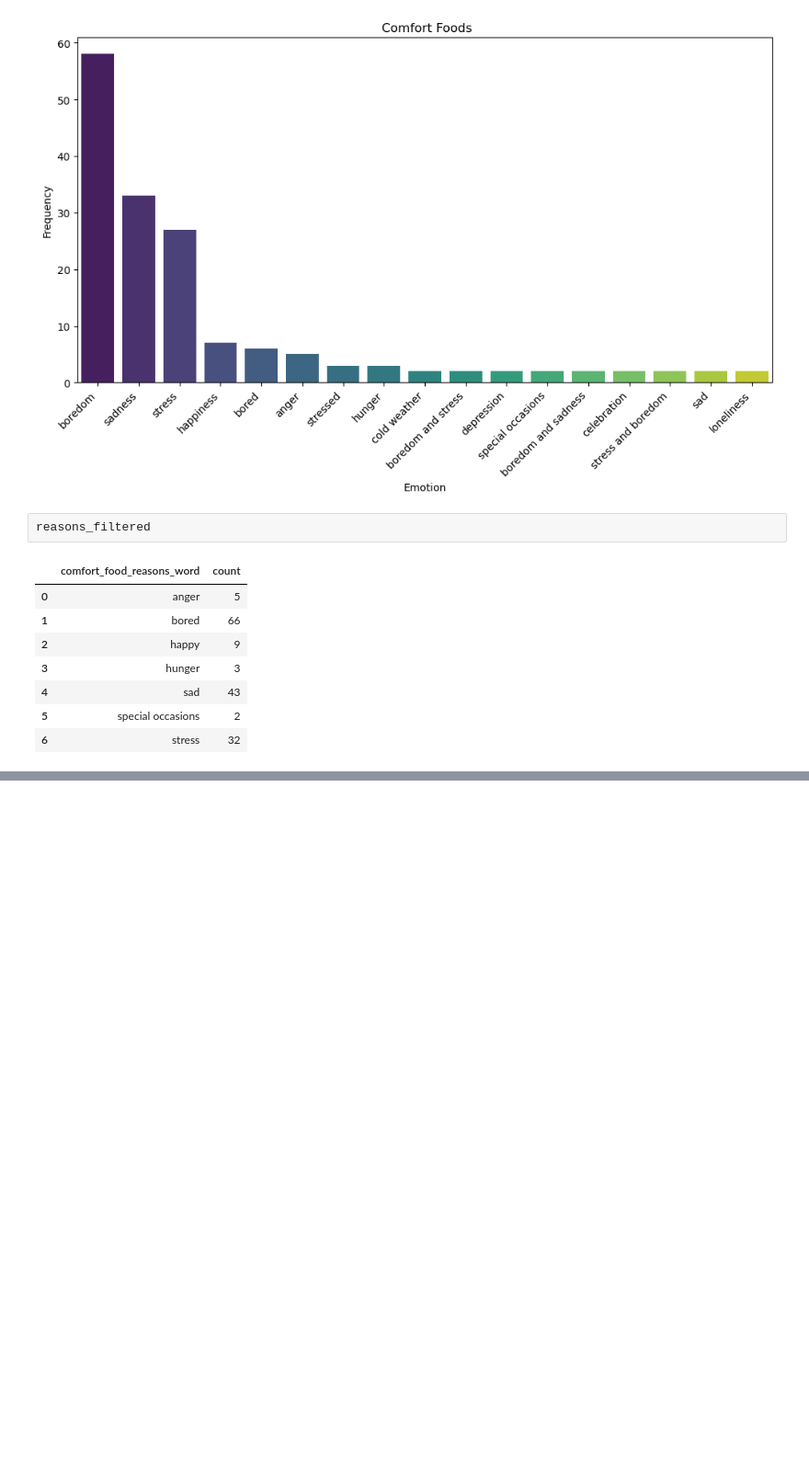
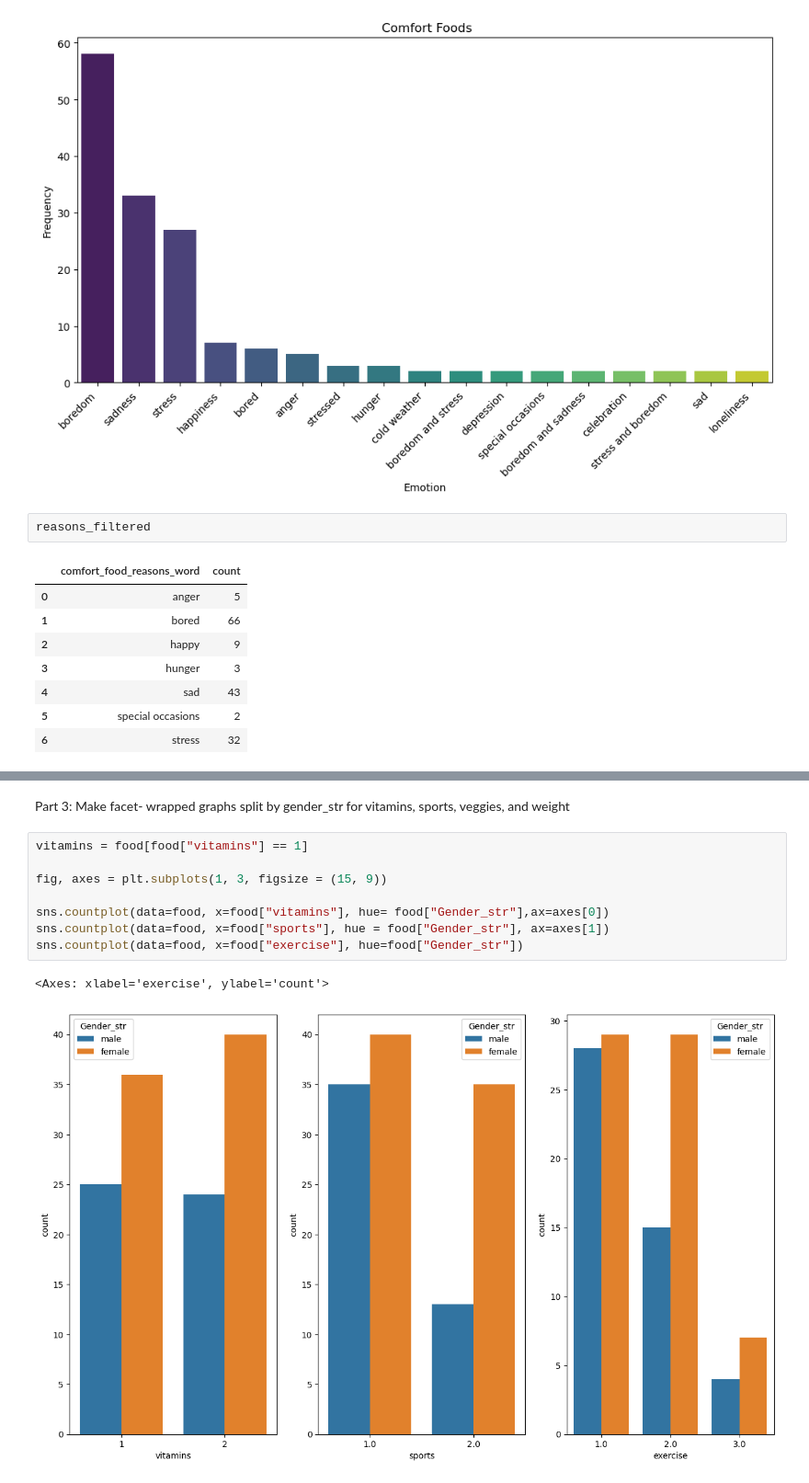
Before and after one commit to MattBlack9/stat386_project, a Jupyter notebook: jensen_code.ipynb, the cells around one changed output, grey strips where cells are left out. Shown: that part at 92% size. Saved outputs shown, nothing was run; the diff lists cells and outputs as text; blank space fills up the shorter version.

```diff
--- a/jensen_code.ipynb
+++ b/jensen_code.ipynb
@@ -179,3 +166,16 @@ plt.xticks(rotation=45, ha='right')  # Rotate x-axis labels for better readabili
 plt.show()
 # %% [output]
 [figure]
+# %% [markdown]
+Part 3: Make facet- wrapped graphs split by gender_str for vitamins, sports, veggies, and weight
+# %%
+vitamins = food[food["vitamins"] == 1]
+
+fig, axes = plt.subplots(1, 3, figsize = (15, 9))
+
+sns.countplot(data=food, x=food["vitamins"], hue= food["Gender_str"],ax=axes[0])
+sns.countplot(data=food, x=food["sports"], hue = food["Gender_str"], ax=axes[1])
+sns.countplot(data=food, x=food["exercise"], hue=food["Gender_str"])
+# %% [output]
+<Axes: xlabel='exercise', ylabel='count'>
+[figure, added]
```
Also changed, not shown: parts of 4 cells of this notebook.
